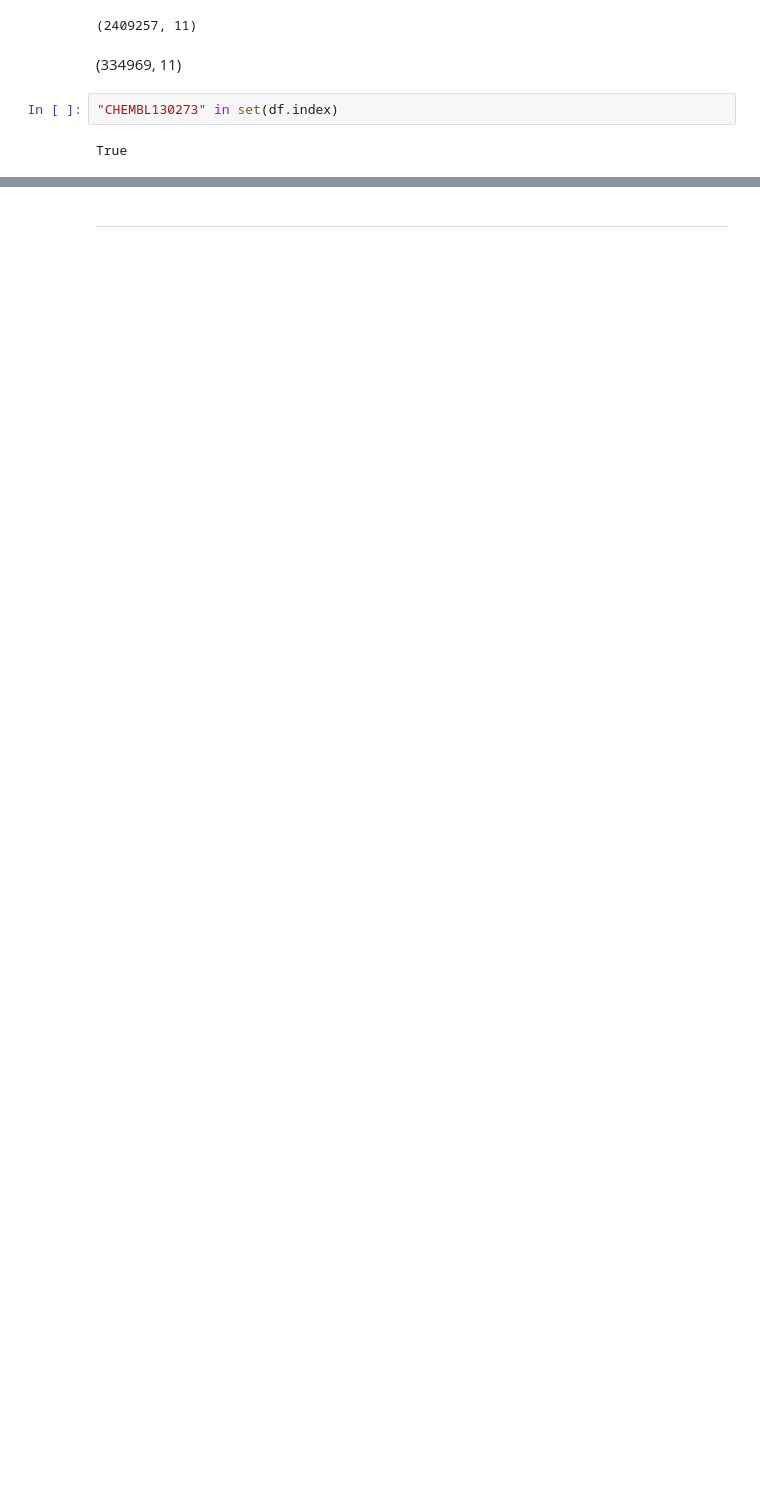
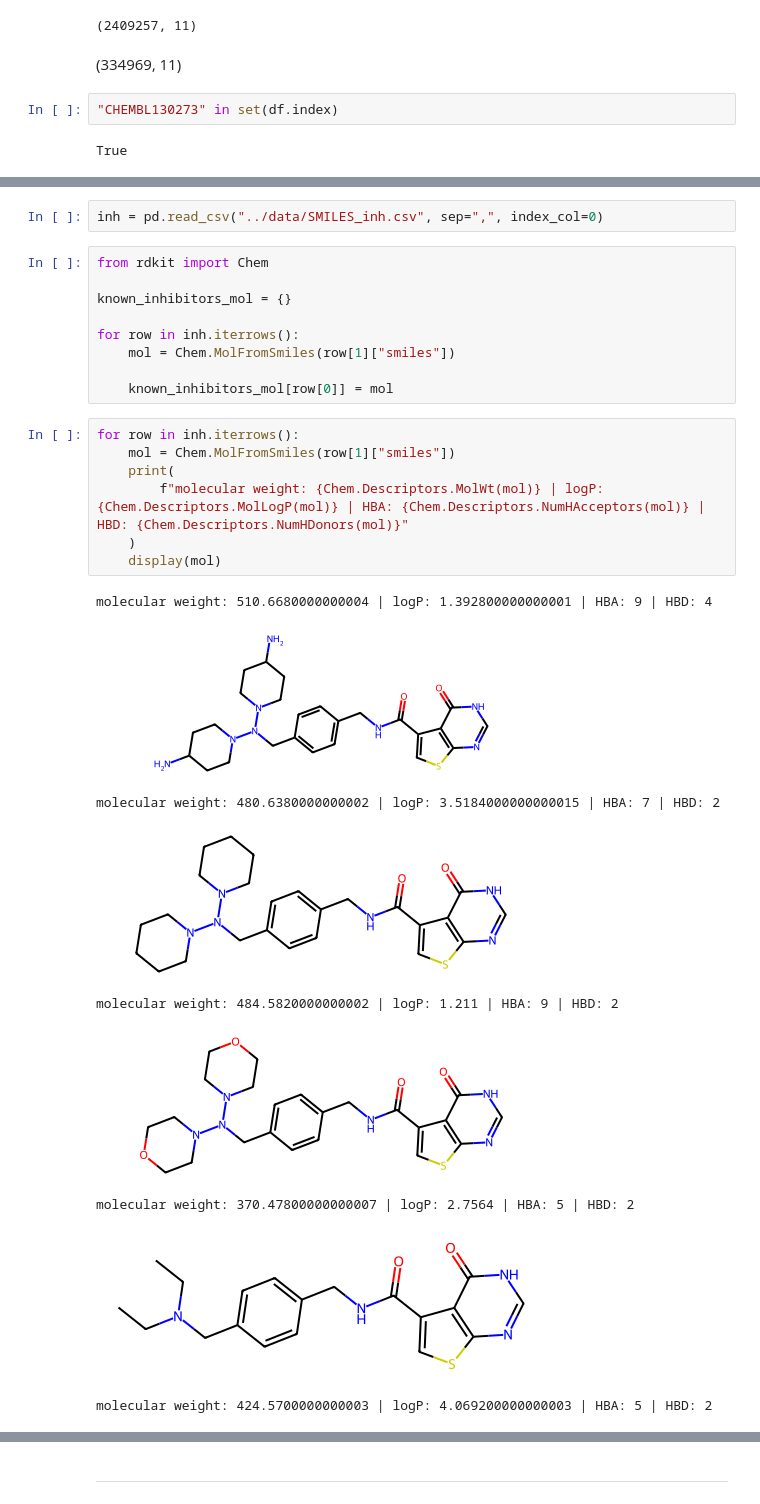
Before and after one commit to SleepDealler/In-Silco-Screening-and-Generating-for-TrmD-Inhibitors, a Jupyter notebook: notebooks/initial-screening-results-analysis.ipynb, the cells around one changed output, grey strips where cells are left out. Cells and saved outputs as stored; diff of their text form; blank space fills up the shorter version.

```diff
--- a/notebooks/initial-screening-results-analysis.ipynb
+++ b/notebooks/initial-screening-results-analysis.ipynb
@@ -80,0 +125,28 @@ filtered_df
+# %%
+inh = pd.read_csv("../data/SMILES_inh.csv", sep=",", index_col=0)
+# %%
+from rdkit import Chem
+
+known_inhibitors_mol = {}
+
+for row in inh.iterrows():
+    mol = Chem.MolFromSmiles(row[1]["smiles"])
+
+    known_inhibitors_mol[row[0]] = mol
+# %%
+for row in inh.iterrows():
+    mol = Chem.MolFromSmiles(row[1]["smiles"])
+    print(
+        f"molecular weight: {Chem.Descriptors.MolWt(mol)} | logP: {Chem.Descriptors.MolLogP(mol)} | HBA: {Chem.Descriptors.NumHAcceptors(mol)} | HBD: {Chem.Descriptors.NumHDonors(mol)}"
+    )
+    display(mol)
+# %% [output]
+molecular weight: 510.6680000000004 | logP: 1.392800000000001 | HBA: 9 | HBD: 4
+[figure, added]
+molecular weight: 480.6380000000002 | logP: 3.5184000000000015 | HBA: 7 | HBD: 2
+[figure, added]
+molecular weight: 484.5820000000002 | logP: 1.211 | HBA: 9 | HBD: 2
+[figure, added]
+molecular weight: 370.47800000000007 | logP: 2.7564 | HBA: 5 | HBD: 2
+[figure, added]
+molecular weight: 424.5700000000003 | logP: 4.069200000000003 | HBA: 5 | HBD: 2
```
Also changed, not shown: parts of 18 cells of this notebook, 2 other files.
